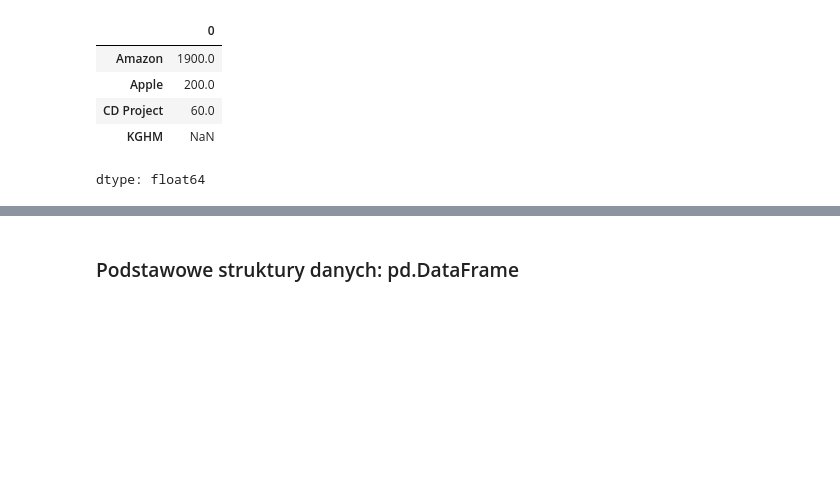
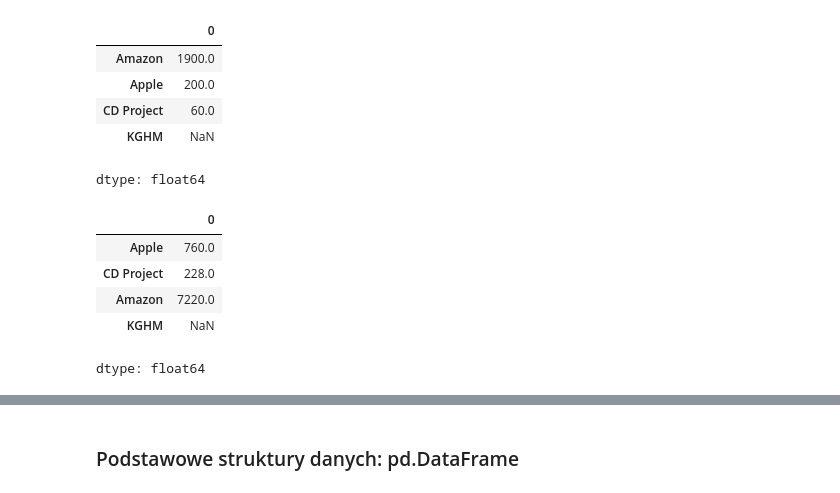
Before and after one commit to ArkSze78/Data-Science_Bootcamp, a Jupyter notebook: 02_analiza_danych/01_pandas_intro.ipynb, the cells around one changed output, grey strips where cells are left out. Drawn from its saved outputs; the diff is of its cells as text; code cells hidden in the pictures; blank space fills up the shorter version.

```diff
--- a/02_analiza_danych/01_pandas_intro.ipynb
+++ b/02_analiza_danych/01_pandas_intro.ipynb
@@ -251,3 +250,16 @@ price.sort_values(ascending=False)
 | CD Project | 60.0 |
 | KGHM | NaN |
 dtype: float64
+# %%
+# Metoda apply -> do customizacji np przeliczenia w/w wartosci na PLN
+price_pln = price.apply(lambda x: x * 3.8)
+# apply mozemy przekazac np zdefiniowana funkcje def lub proste przeliczenie
+# w labda
+price_pln
+# %% [output]
+|  | 0 |
+| Apple | 760.0 |
+| CD Project | 228.0 |
+| Amazon | 7220.0 |
+| KGHM | NaN |
+dtype: float64
```
Also changed, not shown: parts of 7 cells of this notebook.
